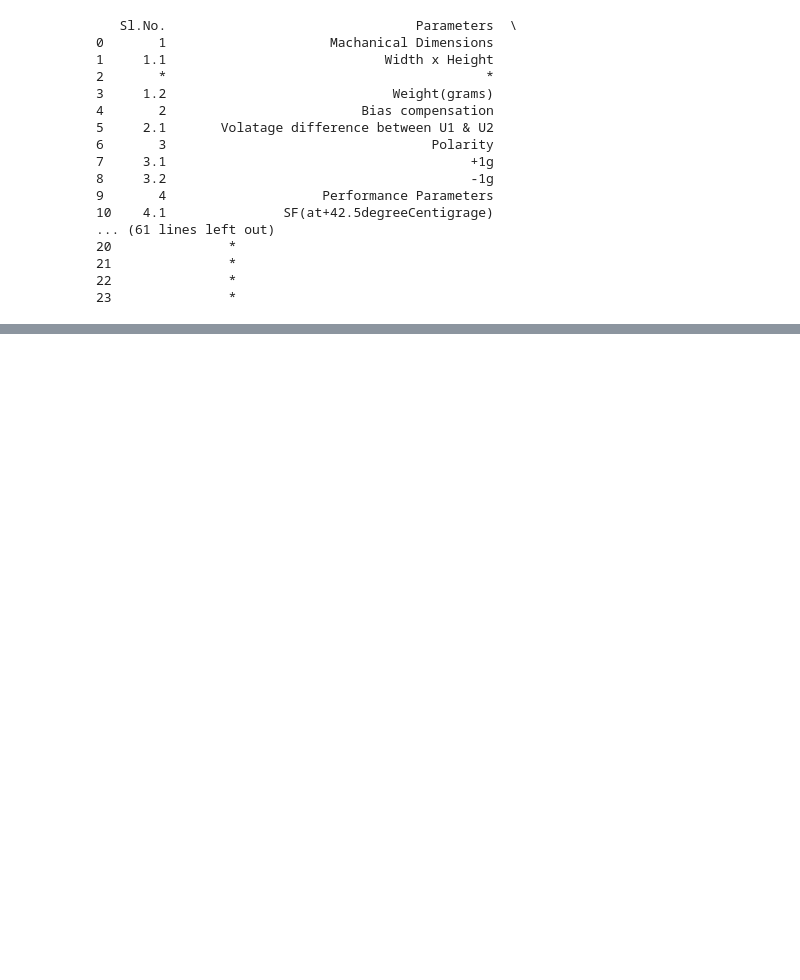
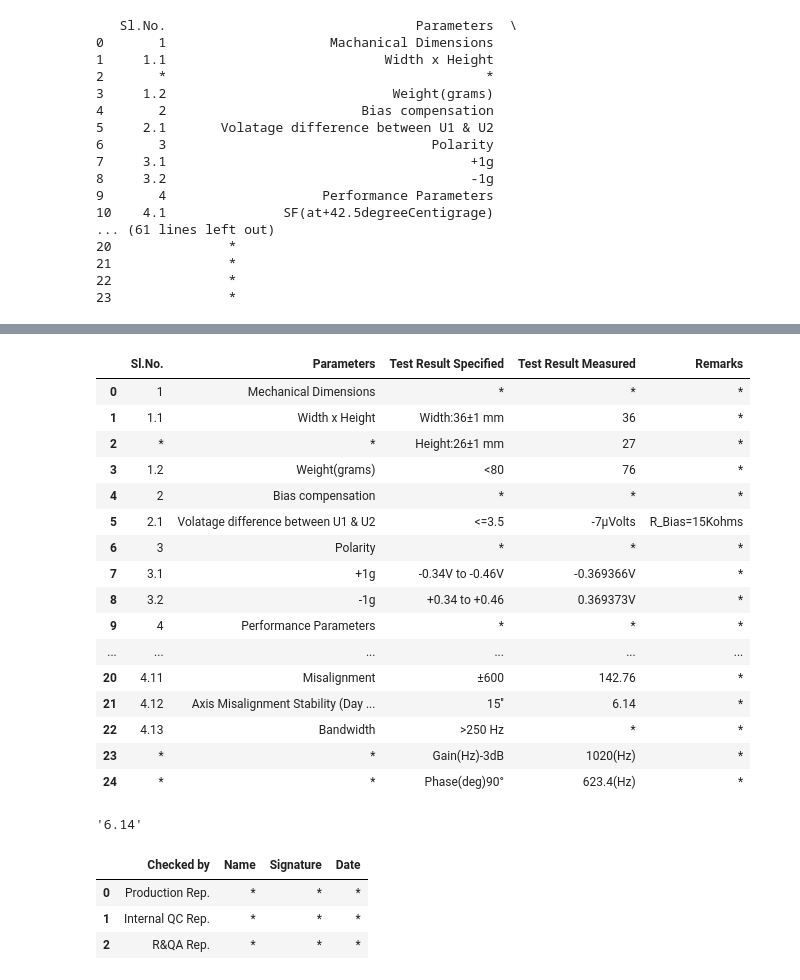
Before and after one commit to sairamtvv/arci_graphic, a Jupyter notebook: makingconformancereport.ipynb, the cells around one changed output, grey strips where cells are left out. Cells and saved outputs as stored; diff of their text form; code cells hidden in the pictures; blank space fills up the shorter version.

```diff
--- a/makingconformancereport.ipynb
+++ b/makingconformancereport.ipynb
@@ -398,0 +459,12 @@ print(data)
+# %%
+import docx
+import pandas as pd
+from docx.shared import Cm, Inches,Length
+
+# i am not sure how you are getting your data, but you said it is a
+# pandas data frame
+#df = pd.DataFrame(data)
+df = pd.read_csv("sample1.csv")
+# open an existing document
+# %%
+df.iloc[1,3]=100
@@ -398,0 +474,24 @@ print(data)
+# %%
+df
+# %% [output]
+|  | Sl.No. | Parameters | Test Result Specified | Test Result Measured | Remarks |
+| 0 | 1 | Mechanical Dimensions | * | * | * |
+| 1 | 1.1 | Width x Height | Width:36±1 mm | 36 | * |
+| 2 | * | * | Height:26±1 mm | 27 | * |
+| 3 | 1.2 | Weight(grams) | <80 | 76 | * |
+| 4 | 2 | Bias compensation | * | * | * |
+| 5 | 2.1 | Volatage difference between U1 & U2 | <=3.5 | -7µVolts | R_Bias=15Kohms |
+| 6 | 3 | Polarity | * | * | * |
+| 7 | 3.1 | +1g | -0.34V to -0.46V | -0.369366V | * |
+| 8 | 3.2 | -1g | +0.34 to +0.46 | 0.369373V | * |
+| 9 | 4 | Performance Parameters | * | * | * |
+| ... | ... | ... | ... | ... | ... |
+| 20 | 4.11 | Misalignment | ±600 | 142.76 | * |
+| 21 | 4.12 | Axis Misalignment Stability (Day ... | 15'' | 6.14 | * |
+| 22 | 4.13 | Bandwidth | >250 Hz | * | * |
+| 23 | * | * | Gain(Hz)-3dB | 1020(Hz) | * |
+| 24 | * | * | Phase(deg)90° | 623.4(Hz) | * |
+# %%
+df.iloc[21,3]
+# %% [output]
+'6.14'
@@ -398,0 +515,7 @@ print(data)
+# %%
+df
+# %% [output]
+|  | Checked by | Name | Signature | Date |
+| 0 | Production Rep. | * | * | * |
+| 1 | Internal QC Rep. | * | * | * |
+| 2 | R&QA Rep. | * | * | * |
```
Also changed, not shown: parts of 12 cells of this notebook, 12 other files.
